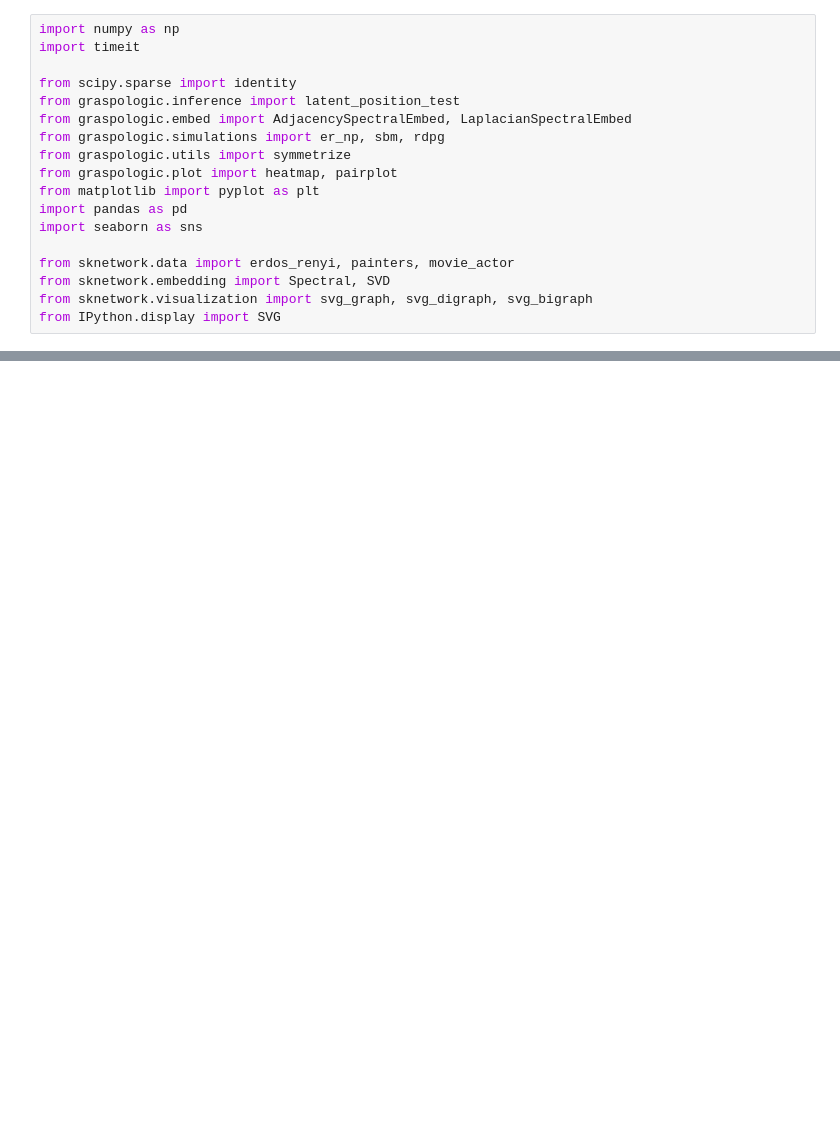
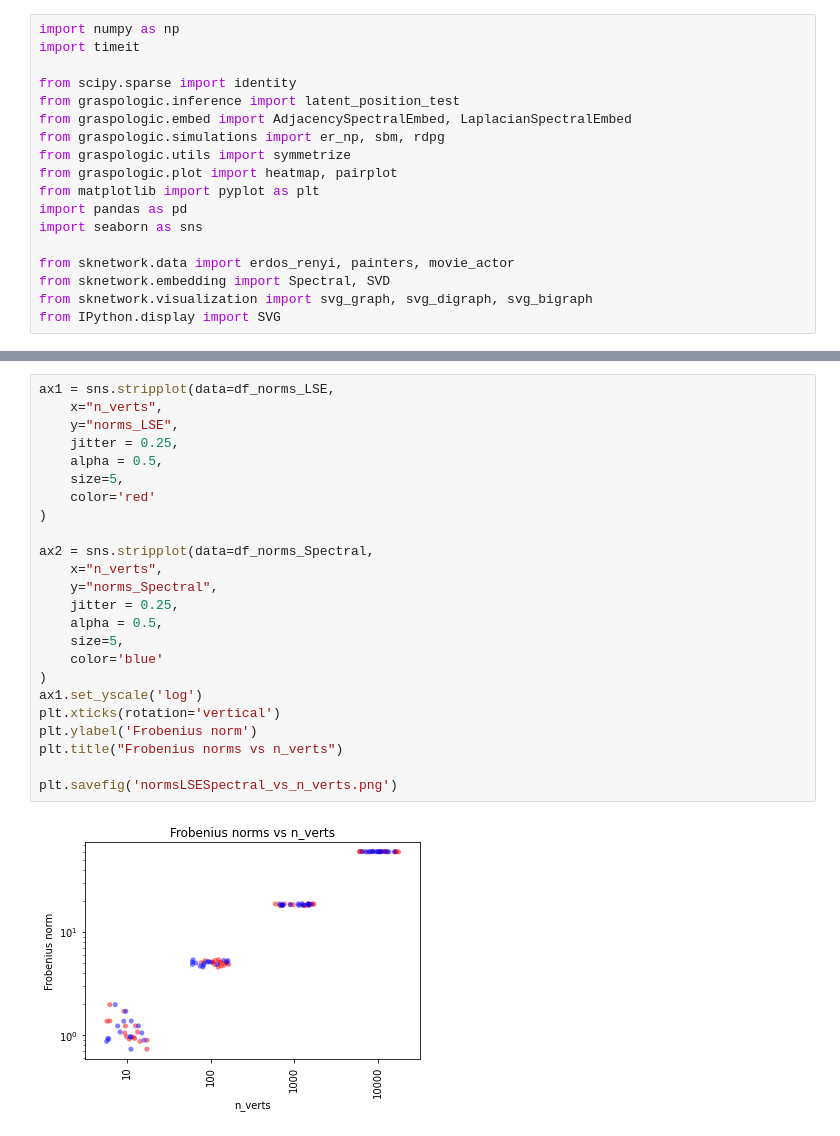
Before and after one commit to kareef928/graspologic-personal, a Jupyter notebook: notebooks/spectral-svd-sim.ipynb, the cells around one changed output, grey strips where cells are left out. Drawn from its saved outputs; the diff is of its cells as text; blank space fills up the shorter version.

```diff
--- a/notebooks/spectral-svd-sim.ipynb
+++ b/notebooks/spectral-svd-sim.ipynb
@@ -162,0 +271,26 @@ plt.savefig('timeLSESpectral_vs_n_verts.png')
+# %%
+ax1 = sns.stripplot(data=df_norms_LSE,
+    x="n_verts",
+    y="norms_LSE",
+    jitter = 0.25,
+    alpha = 0.5,
+    size=5,
+    color='red'
+)
+
+ax2 = sns.stripplot(data=df_norms_Spectral,
+    x="n_verts",
+    y="norms_Spectral",
+    jitter = 0.25,
+    alpha = 0.5,
+    size=5,
+    color='blue'
+)
+ax1.set_yscale('log')
+plt.xticks(rotation='vertical')
+plt.ylabel('Frobenius norm')
+plt.title("Frobenius norms vs n_verts")
+
+plt.savefig('normsLSESpectral_vs_n_verts.png')
+# %% [output]
+[figure, added]
```
Also changed, not shown: parts of 17 cells of this notebook, 5 other files.
